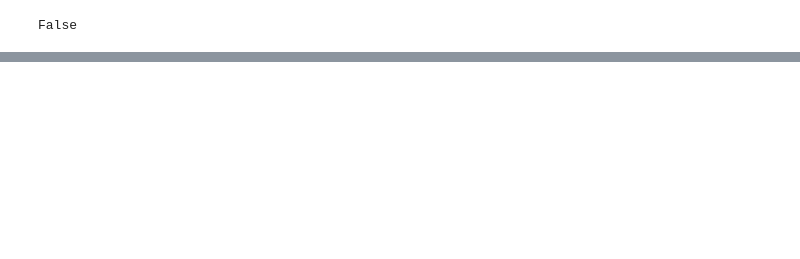
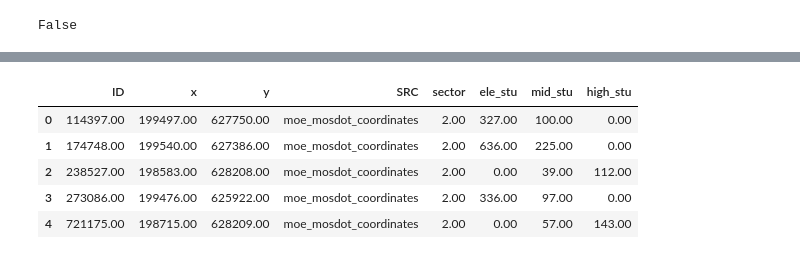
Before and after one commit to DavidPerelman/education, a Jupyter notebook: betshemesh_muni/main.ipynb, the cells around one changed output, grey strips where cells are left out. Cells and saved outputs as stored; diff of their text form; code cells hidden in the pictures; blank space fills up the shorter version.

```diff
--- a/betshemesh_muni/main.ipynb
+++ b/betshemesh_muni/main.ipynb
@@ -165,12 +169,22 @@ duplicated_rows.head()
 # %%
 BShemesh_final = pd.concat([duplicated_rows, BShemesh_final]).drop_duplicates(subset=['סמל_מוסד'], keep='first').reset_index(drop=True)
 # %%
-BShemesh_final = BShemesh_final.drop(['מגזר', 'סה"כ_תלמידים', 'שם_המוסד'], axis=1)
+BShemesh_final = BShemesh_final.drop(['מגזר', 'סה"כ_תלמידים', 'שם_המוסד', 'SRC_x'], axis=1)
 
 BShemesh_final = BShemesh_final.rename(columns={
     'סמל_מוסד': 'ID',
     'coordinate_x': 'x',
-    'coordinate_y': 'y'
+    'coordinate_y': 'y',
+    'SRC_y': 'SRC'
 })
+# %%
+BShemesh_final.head()
+# %% [output]
+|  | ID | x | y | SRC | sector | ele_stu | mid_stu | high_stu |
+| 0 | 114397.00 | 199497.00 | 627750.00 | moe_mosdot_coordinates | 2.00 | 327.00 | 100.00 | 0.00 |
+| 1 | 174748.00 | 199540.00 | 627386.00 | moe_mosdot_coordinates | 2.00 | 636.00 | 225.00 | 0.00 |
+| 2 | 238527.00 | 198583.00 | 628208.00 | moe_mosdot_coordinates | 2.00 | 0.00 | 39.00 | 112.00 |
+| 3 | 273086.00 | 199476.00 | 625922.00 | moe_mosdot_coordinates | 2.00 | 336.00 | 97.00 | 0.00 |
+| 4 | 721175.00 | 198715.00 | 628209.00 | moe_mosdot_coordinates | 2.00 | 0.00 | 57.00 | 143.00 |
 # %%
 BShemesh_final.to_excel('BShemesh_final.xlsx', index=False)
```
Also changed, not shown: parts of 7 cells of this notebook, 2 other files.
